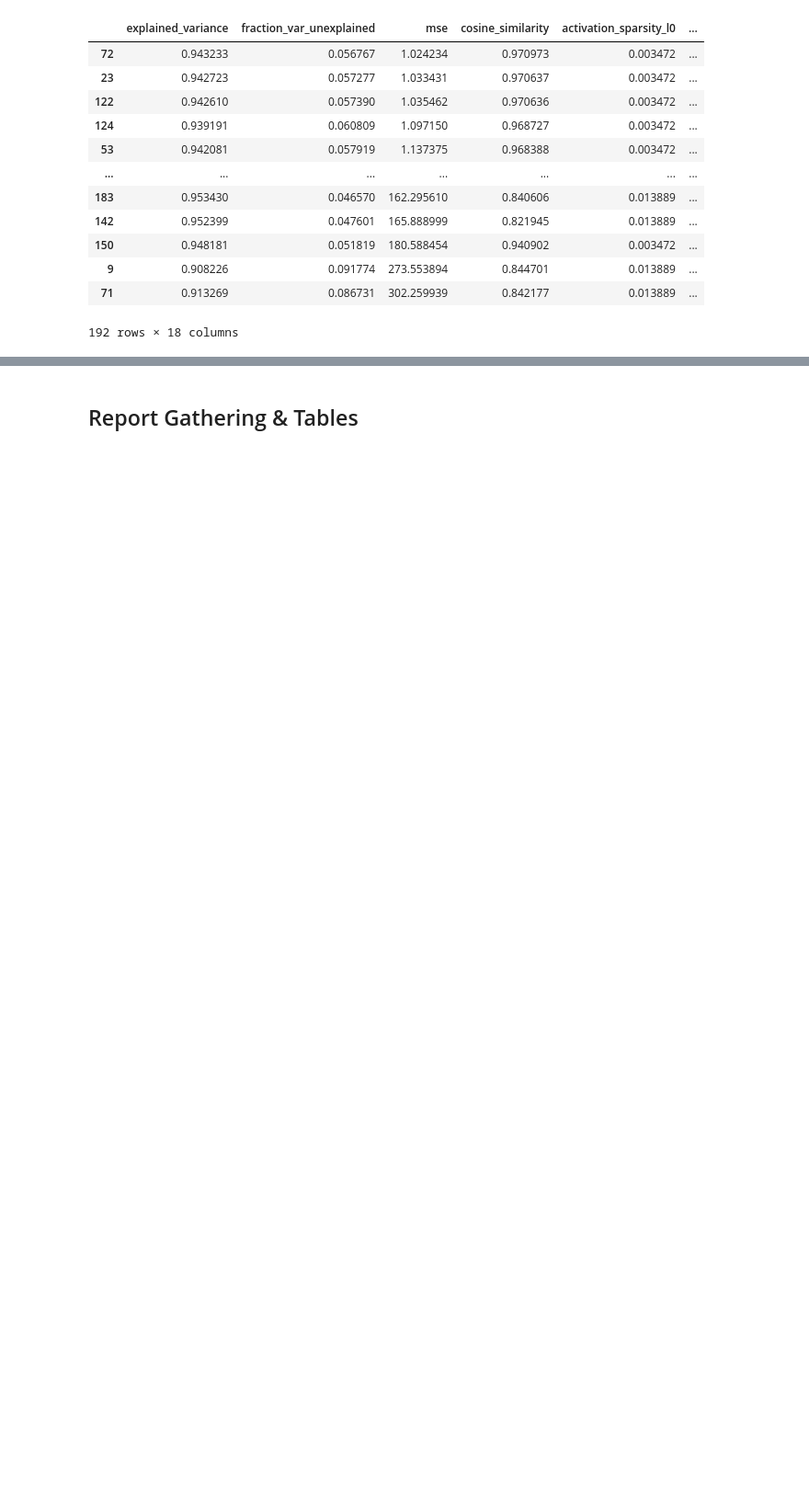
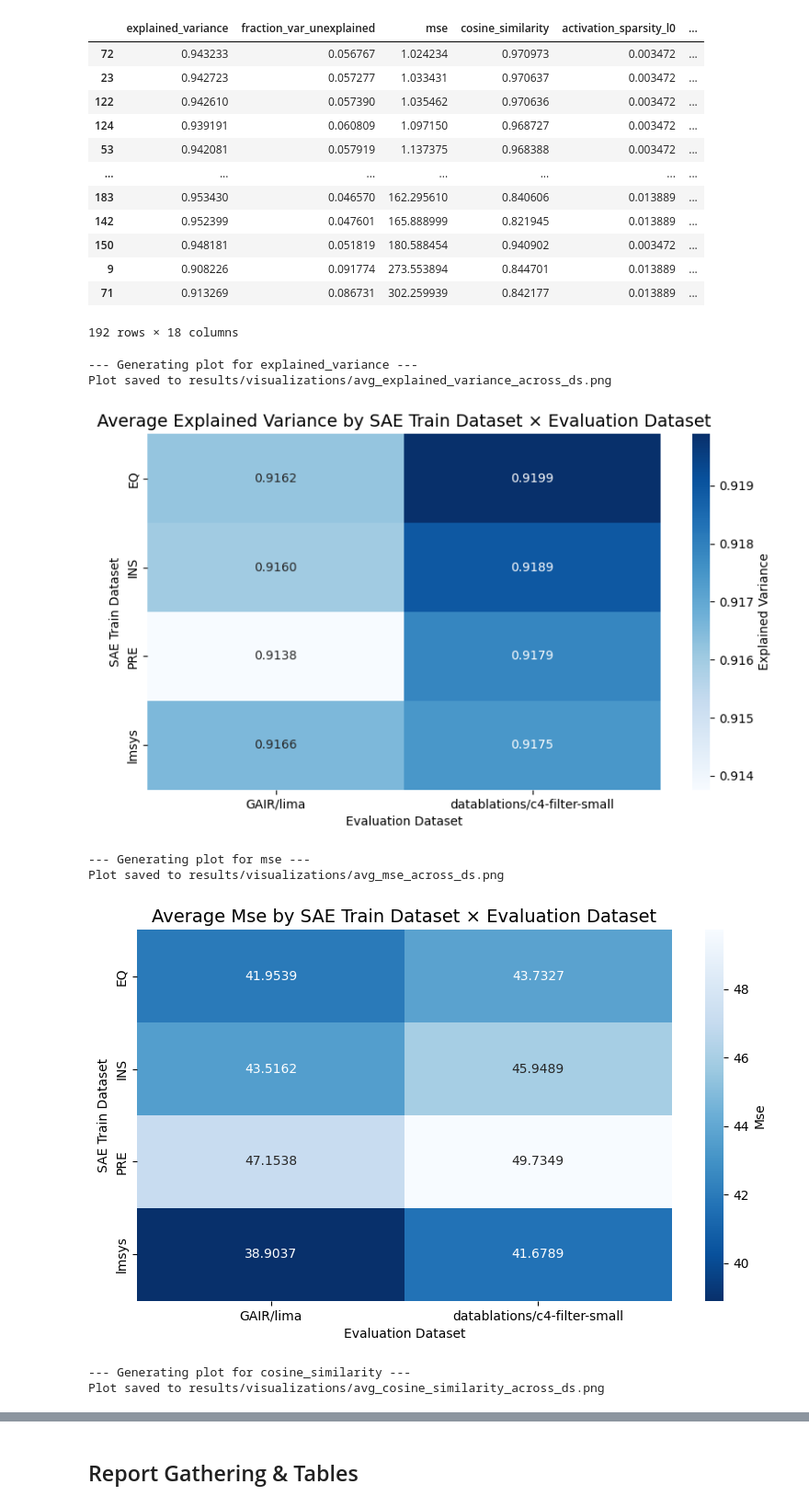
Before and after one commit to MisterXY89/sae-refusal-eval, a Jupyter notebook: src/result-reporting.ipynb, the cells around one changed output, grey strips where cells are left out. Shown at 92% size. Saved outputs shown, nothing was run; the diff lists cells and outputs as text; code cells hidden in the pictures; blank space fills up the shorter version.

Commit message:
updates: ds chars, feauture id, some results

```diff
--- a/src/result-reporting.ipynb
+++ b/src/result-reporting.ipynb
@@ -72,3 +58,39 @@ df_summary = results_df.groupby(["sae_train_dataset", "sae_expansion_factor", "e
     "dead_features_pct": "mean",
     "activation_sparsity_l0": "mean"
 }).reset_index()
+# %%
+metric_list = [
+    "explained_variance",
+    # "fraction_var_unexplained",
+    "mse",
+    "cosine_similarity",
+    # "activation_sparsity_l0",
+    # "weight_sparsity",
+    # "dead_features_pct"
+]
+
+for metric in metric_list:
+    print(f"--- Generating plot for {metric} ---")
+
+    # Use a different colormap for metrics where "higher is worse" (like MSE)
+    color_map = "Blues_r" if metric in ["mse", "fraction_var_unexplained"] else "Blues"
+
+    # Use a different format for percentages
+    num_format = ".2f" if "pct" in metric else ".4f"
+
+    plot_data_dependence_heatmap(
+        df=results_df,
+        metric_name=metric,
+        # results_path=results_path,
+        cmap=color_map,
+        fmt=num_format
+    )
+# %% [output]
+--- Generating plot for explained_variance ---
+Plot saved to results/visualizations/avg_explained_variance_across_ds.png
+[figure, added]
+--- Generating plot for mse ---
+Plot saved to results/visualizations/avg_mse_across_ds.png
+[figure, added]
+--- Generating plot for cosine_similarity ---
+Plot saved to results/visualizations/avg_cosine_similarity_across_ds.png
```
Also changed, not shown: parts of 6 cells of this notebook, 41 other files.
